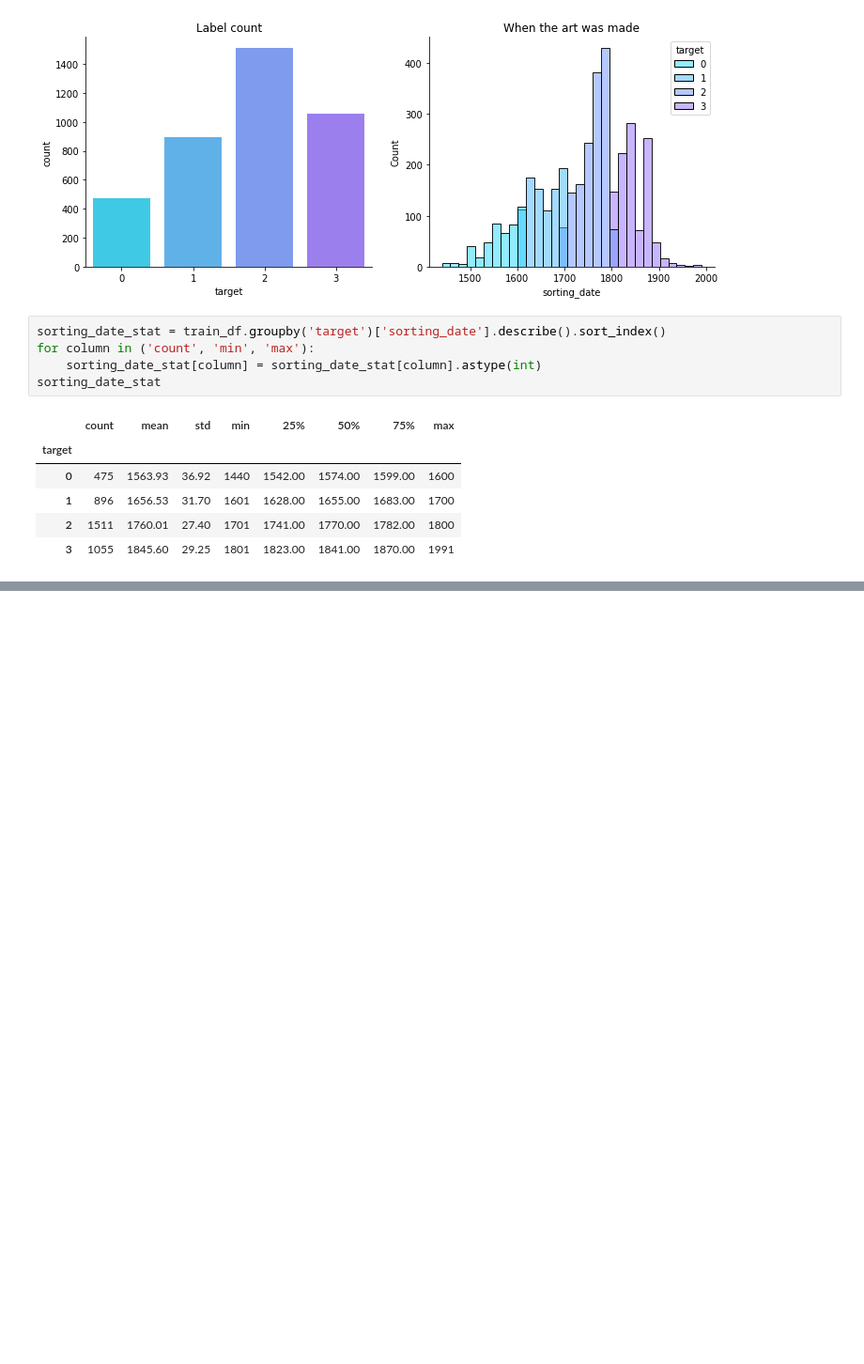
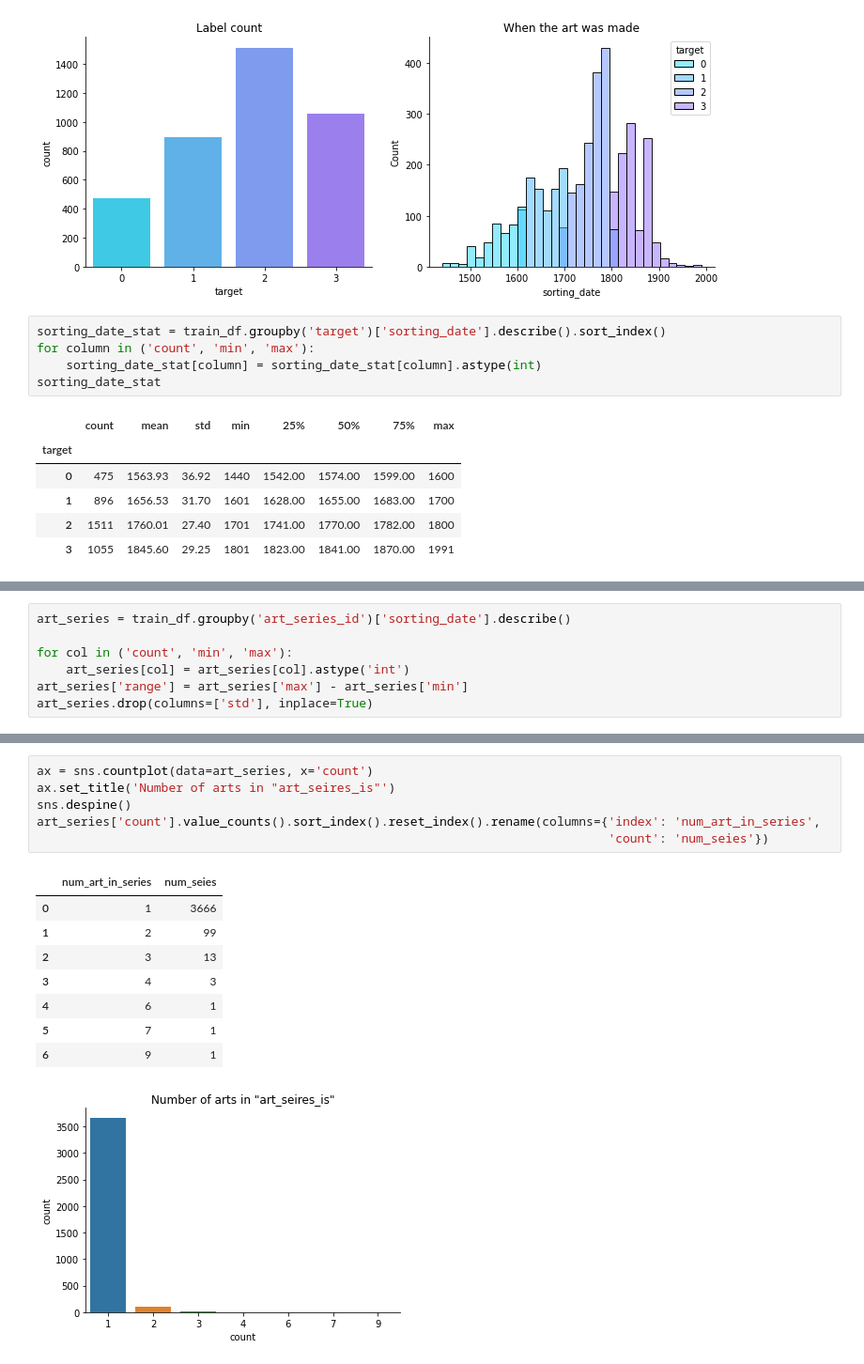
Before and after one commit to yosuke7040/atmacup11, a Jupyter notebook: src/nb004.ipynb, the cells around one changed output, grey strips where cells are left out. Shown at 94% size. Saved outputs shown, nothing was run; the diff lists cells and outputs as text; blank space fills up the shorter version.

```diff
--- a/src/nb004.ipynb
+++ b/src/nb004.ipynb
@@ -174,0 +179,7 @@ sorting_date_stat
+# %%
+art_series = train_df.groupby('art_series_id')['sorting_date'].describe()
+
+for col in ('count', 'min', 'max'):
+    art_series[col] = art_series[col].astype('int')
+art_series['range'] = art_series['max'] - art_series['min']
+art_series.drop(columns=['std'], inplace=True)
@@ -174,0 +203,16 @@ sorting_date_stat
+# %%
+ax = sns.countplot(data=art_series, x='count')
+ax.set_title('Number of arts in "art_seires_is"')
+sns.despine()
+art_series['count'].value_counts().sort_index().reset_index().rename(columns={'index': 'num_art_in_series',
+                                                                              'count': 'num_seies'})
+# %% [output]
+|  | num_art_in_series | num_seies |
+| 0 | 1 | 3666 |
+| 1 | 2 | 99 |
+| 2 | 3 | 13 |
+| 3 | 4 | 3 |
+| 4 | 6 | 1 |
+| 5 | 7 | 1 |
+| 6 | 9 | 1 |
+[figure, added]
```
Also changed, not shown: parts of 23 cells of this notebook, 16 other files.
